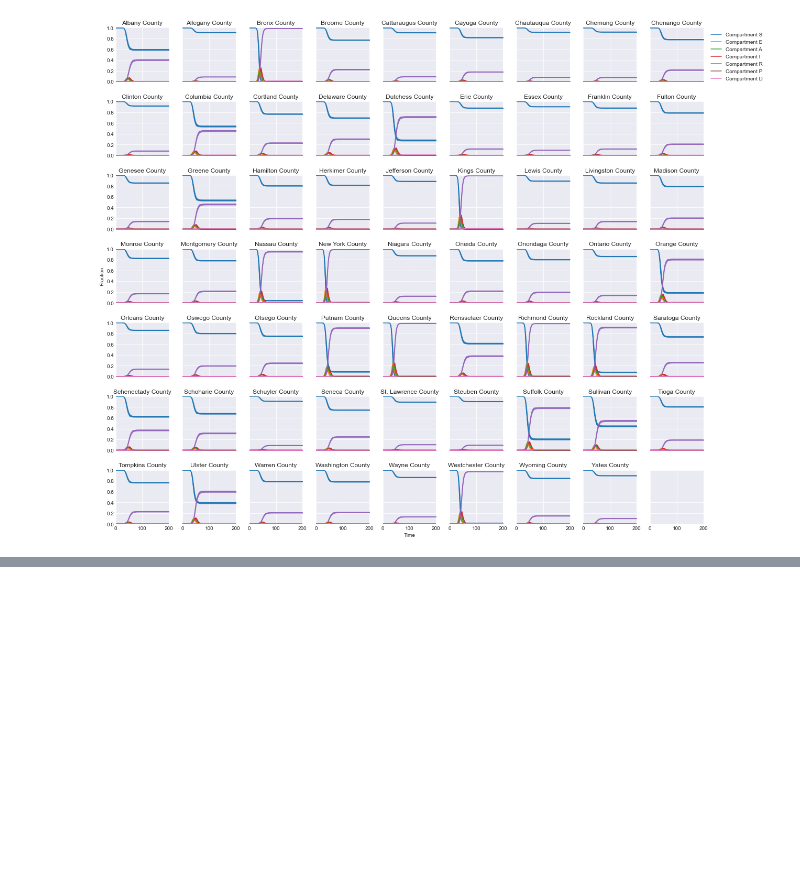
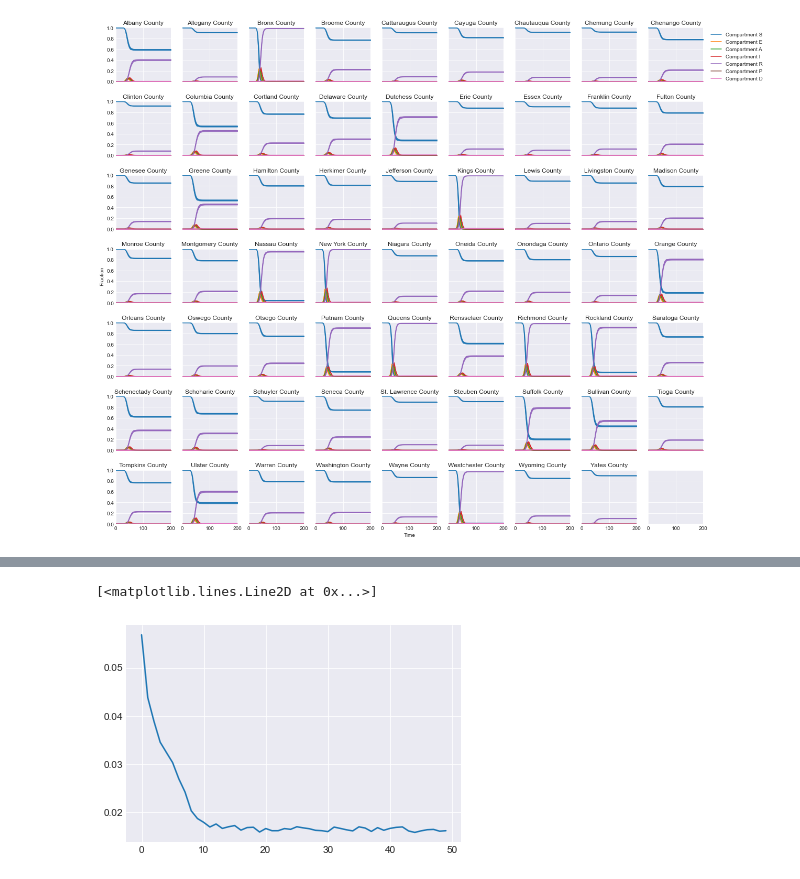
Before and after one commit to ur-whitelab/py0, a Jupyter notebook: examples/Fit_data.ipynb, the cells around one changed output, grey strips where cells are left out. Cells and saved outputs as stored; diff of their text form; code cells hidden in the pictures; blank space fills up the shorter version.

```diff
--- a/examples/Fit_data.ipynb
+++ b/examples/Fit_data.ipynb
@@ -219,0 +190,12 @@ plt.show()
+# %%
+me_model = maxentep.MaxentModel(restraints)
+me_model.compile(tf.keras.optimizers.Adam(learning_rate=1e-2), 'mean_squared_error')
+# %%
+class CustomCallback(tf.keras.callbacks.Callback):
+    def __init__(self):
+        self. i = 0
+    def on_epoch_begin(self, epoch, logs=None):
+        self.i += 1
+        return self.i
+# %%
+history = me_model.fit(trajs, batch_size=8,epochs=50, callbacks=[CustomCallback()])
@@ -219,0 +220,5 @@ plt.show()
+# %%
+plt.plot(history.history['loss'])
+# %% [output]
+[<matplotlib.lines.Line2D at 0x...>]
+[figure, added]
```
Also changed, not shown: parts of 32 cells of this notebook, 1 other file.
